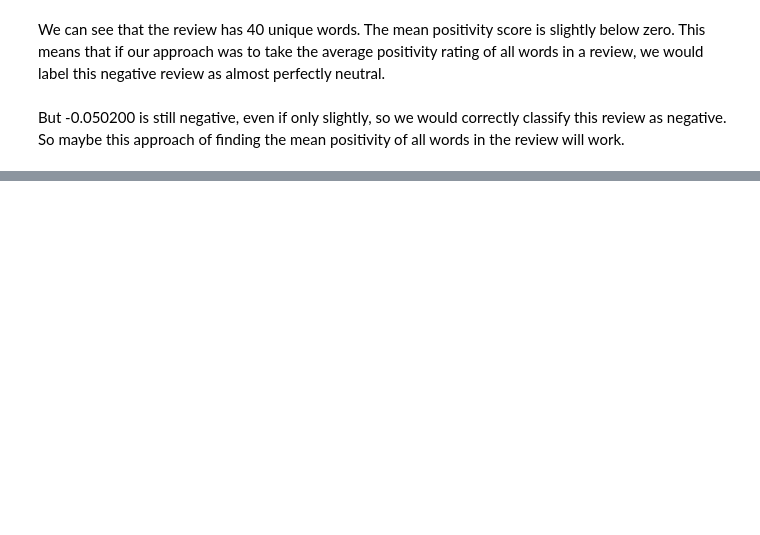
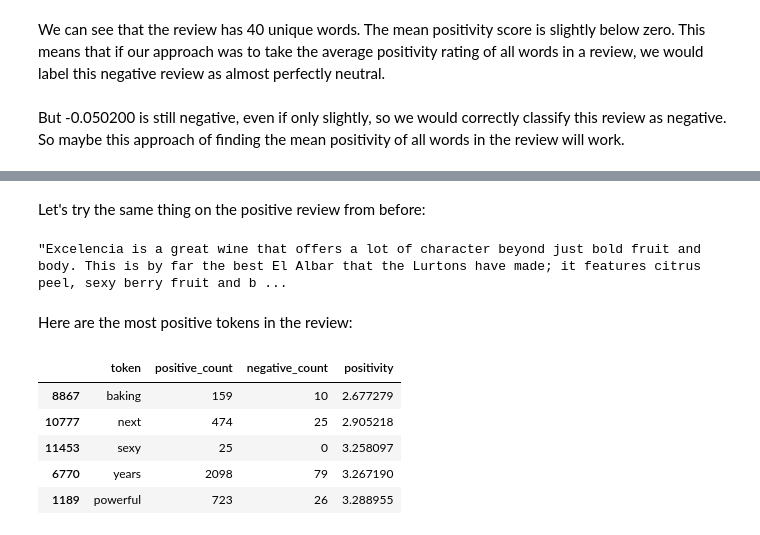
Before and after one commit to joe-bender/wine-sentiment, a Jupyter notebook: walkthrough.ipynb, the cells around one changed output, grey strips where cells are left out. Saved outputs shown, nothing was run; the diff lists cells and outputs as text; code cells hidden in the pictures; blank space fills up the shorter version.

```diff
--- a/walkthrough.ipynb
+++ b/walkthrough.ipynb
@@ -491,0 +447,18 @@ if not scores.empty:
+# %% [markdown]
+Let's try the same thing on the positive review from before:
+# %%
+df_train.loc[128211]['description']
+# %% [output]
+"Excelencia is a great wine that offers a lot of character beyond just bold fruit and body. This is by far the best El Albar that the Lurtons have made; it features citrus peel, sexy berry fruit and b ...
+# %% [markdown]
+Here are the most positive tokens in the review:
+# %%
+review = df_tokens[df_tokens['token'].isin(df_train.loc[128211]['tokens'])]
+review.sort_values('positivity').tail()
+# %% [output]
+|  | token | positive_count | negative_count | positivity |
+| 8867 | baking | 159 | 10 | 2.677279 |
+| 10777 | next | 474 | 25 | 2.905218 |
+| 11453 | sexy | 25 | 0 | 3.258097 |
+| 6770 | years | 2098 | 79 | 3.267190 |
+| 1189 | powerful | 723 | 26 | 3.288955 |
```
Also changed, not shown: parts of 65 cells of this notebook.
